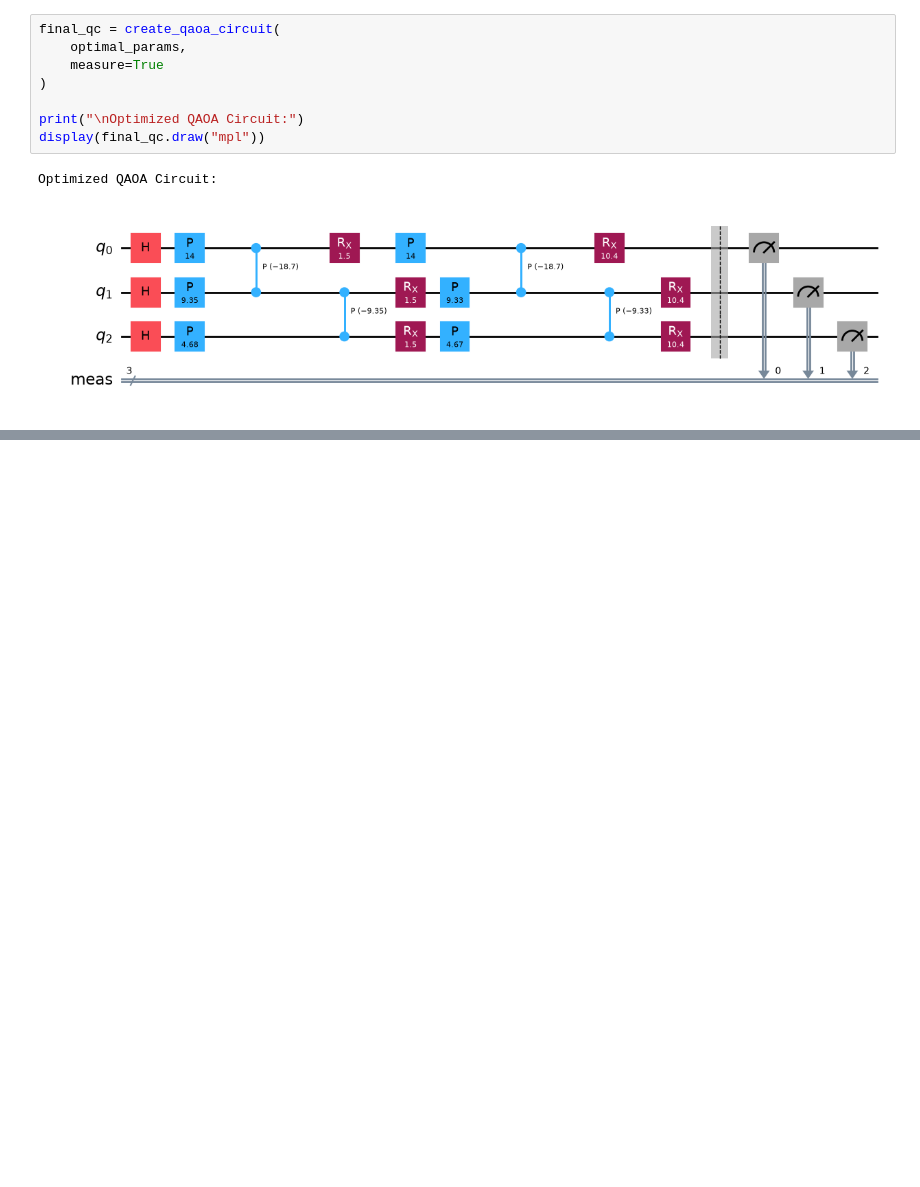
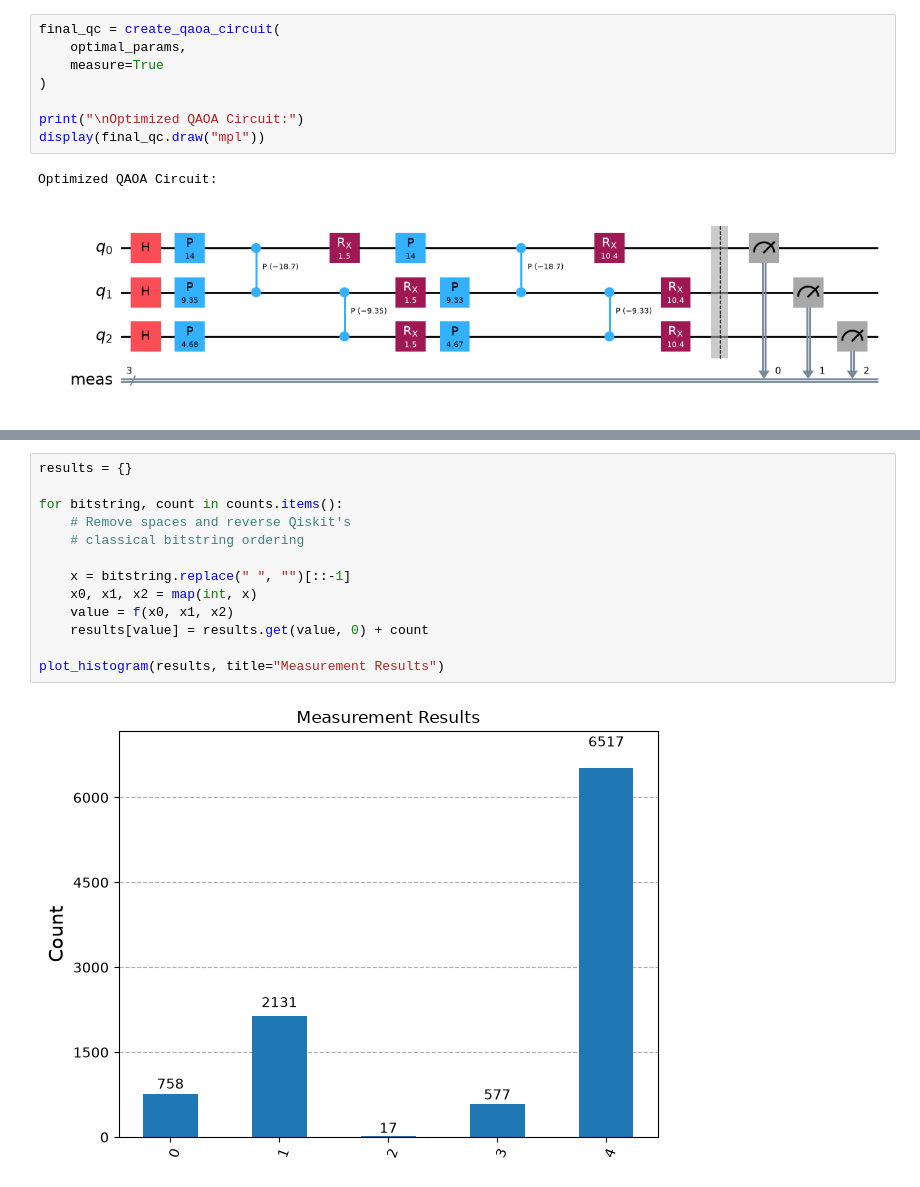
Before and after one commit to sandalisingh/quantum-computing-lab, a Jupyter notebook: Qubo/qaoa_with_qubo.ipynb, the cells around one changed output, grey strips where cells are left out. Drawn from its saved outputs; the diff is of its cells as text; blank space fills up the shorter version.

```diff
--- a/Qubo/qaoa_with_qubo.ipynb
+++ b/Qubo/qaoa_with_qubo.ipynb
@@ -182,0 +150,15 @@ Maximum QUBO value = 4
+# %%
+results = {}
+
+for bitstring, count in counts.items():
+    # Remove spaces and reverse Qiskit's
+    # classical bitstring ordering
+
+    x = bitstring.replace(" ", "")[::-1]
+    x0, x1, x2 = map(int, x)
+    value = f(x0, x1, x2)
+    results[value] = results.get(value, 0) + count
+
+plot_histogram(results, title="Measurement Results")
+# %% [output]
+[figure, added]
```
Also changed, not shown: parts of 2 cells of this notebook.
